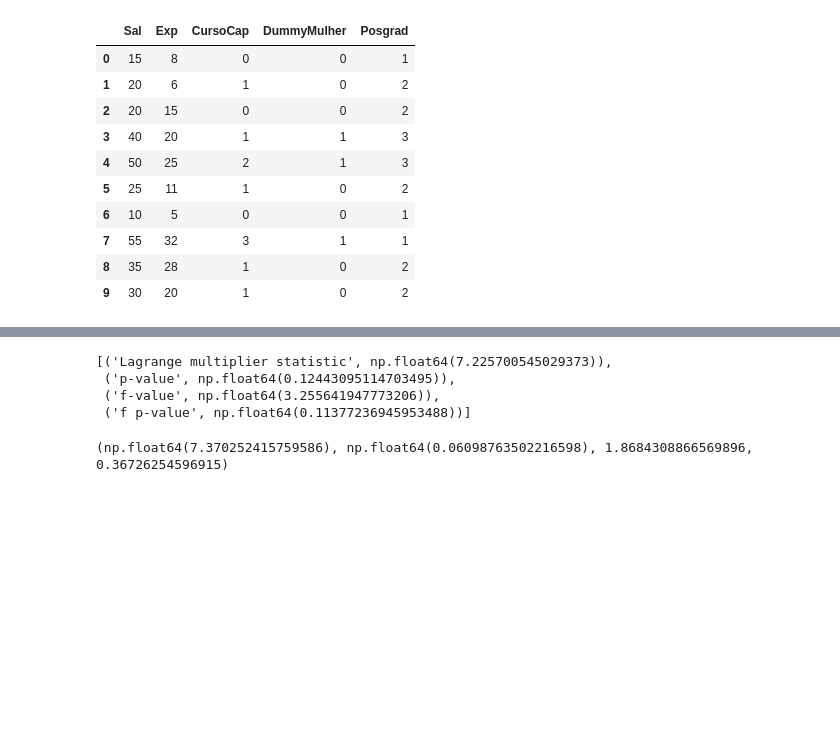
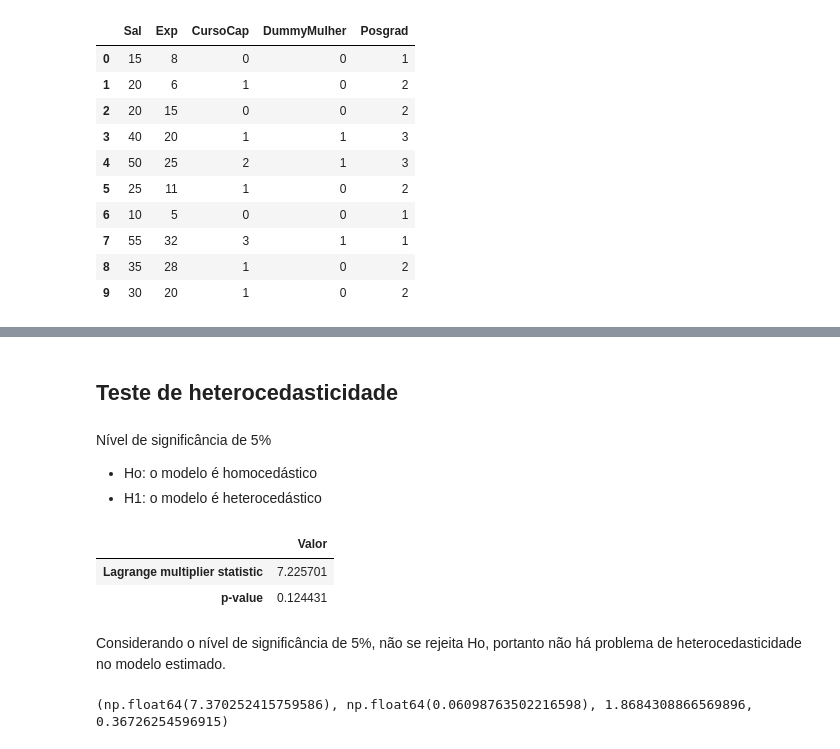
Before and after one commit to HerickSilva9/Aplicacoes-MCRL, a Jupyter notebook: main.ipynb, the cells around one changed output, grey strips where cells are left out. Drawn from its saved outputs; the diff is of its cells as text; code cells hidden in the pictures; blank space fills up the shorter version.

```diff
--- a/main.ipynb
+++ b/main.ipynb
@@ -101,19 +127,29 @@ vif.round(1)
+# %% [markdown]
+## Teste de heterocedasticidade
+# %% [markdown]
+Nível de significância de 5%
+
+- Ho: o modelo é homocedástico
+- H1: o modelo é heterocedástico
 # %%
 # Teste Breusch-Pagan (Teste de heterocedasticidade)
 
-# Conduct the Breusch-Pagan test
-names = ['Lagrange multiplier statistic', 'p-value',
-         'f-value', 'f p-value']
+# Executar o Teste Breusch-Pagan
+names = ['Lagrange multiplier statistic', 'p-value']
 
-# Get the test result
+# Obter os resultados do teste
 test_result = sms.het_breuschpagan(fit.resid, fit.model.exog)
 
-lzip(names, test_result)
+result = pd.DataFrame(list(lzip(names, test_result[0:2])), columns=['Estatística', 'Valor'])
+result = result.set_index('Estatística')
+result.index.name = None
+result
 # %% [output]
-[('Lagrange multiplier statistic', np.float64(7.225700545029373)),
- ('p-value', np.float64(0.12443095114703495)),
- ('f-value', np.float64(3.255641947773206)),
- ('f p-value', np.float64(0.11377236945953488))]
+|  | Valor |
+| Lagrange multiplier statistic | 7.225701 |
+| p-value | 0.124431 |
+# %% [markdown]
+Considerando o nível de significância de 5%, não se rejeita Ho, portanto não há problema de heterocedasticidade no modelo estimado.
 # %%
 # Teste Breusch-Godfrey
 
```
Also changed, not shown: parts of 14 cells of this notebook, 2 other files.
